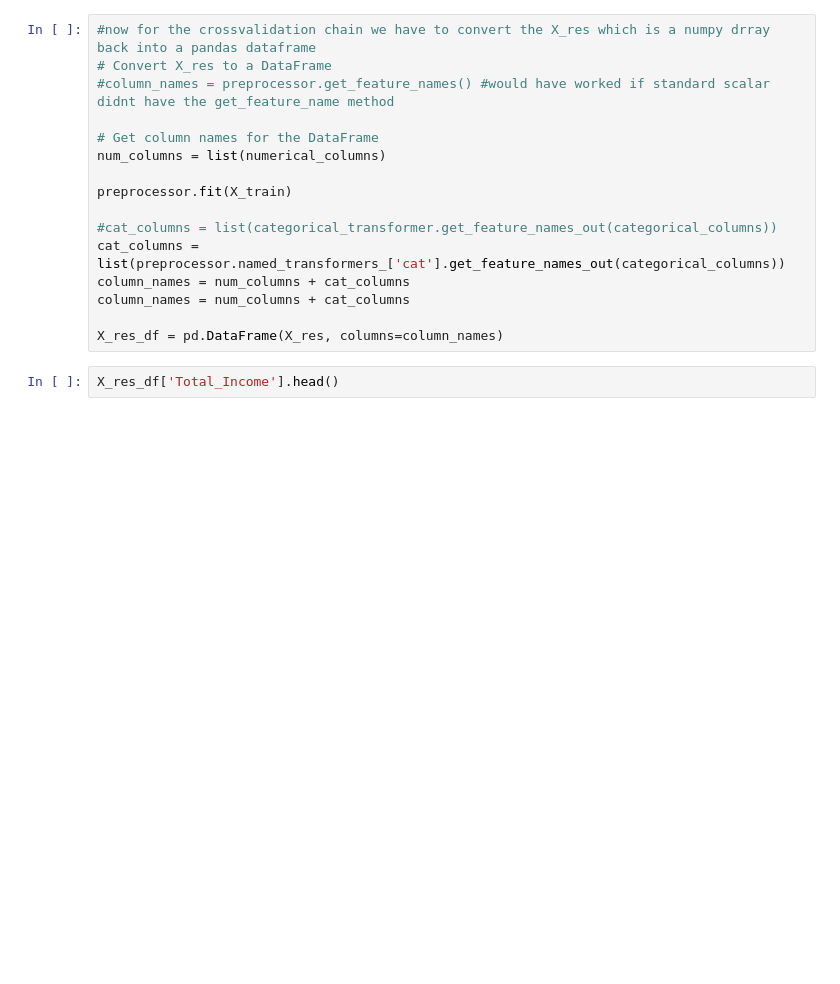
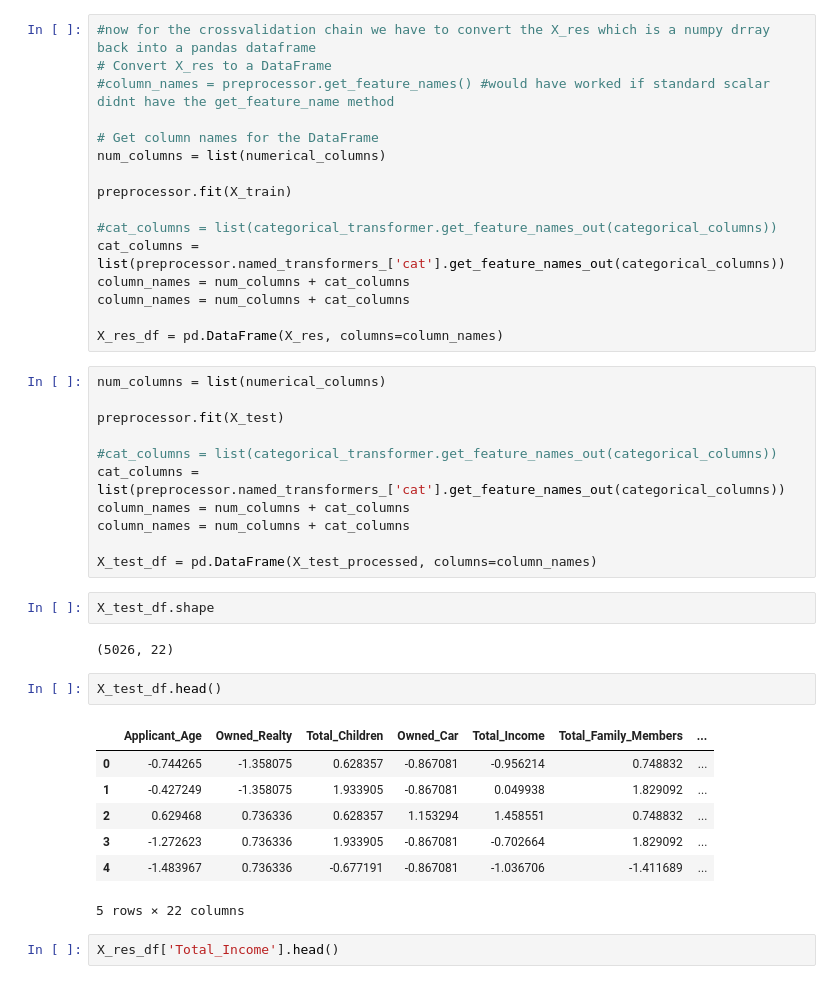
Before and after one commit to COGS118A/Group022-Wi23, a Jupyter notebook: classifier5.ipynb, the cells around one changed output. Cells and saved outputs as stored; diff of their text form; blank space fills up the shorter version.

```diff
--- a/classifier5.ipynb
+++ b/classifier5.ipynb
@@ -275,6 +302,31 @@ column_names = num_columns + cat_columns
 column_names = num_columns + cat_columns
 
 X_res_df = pd.DataFrame(X_res, columns=column_names)
+# %%
+num_columns = list(numerical_columns)
+
+preprocessor.fit(X_test)
+
+#cat_columns = list(categorical_transformer.get_feature_names_out(categorical_columns))
+cat_columns = list(preprocessor.named_transformers_['cat'].get_feature_names_out(categorical_columns))
+column_names = num_columns + cat_columns
+column_names = num_columns + cat_columns
+
+X_test_df = pd.DataFrame(X_test_processed, columns=column_names)
+# %%
+X_test_df.shape
+# %% [output]
+(5026, 22)
+# %%
+X_test_df.head()
+# %% [output]
+|  | Applicant_Age | Owned_Realty | Total_Children | Owned_Car | Total_Income | Total_Family_Members | ... |
+| 0 | -0.744265 | -1.358075 | 0.628357 | -0.867081 | -0.956214 | 0.748832 | ... |
+| 1 | -0.427249 | -1.358075 | 1.933905 | -0.867081 | 0.049938 | 1.829092 | ... |
+| 2 | 0.629468 | 0.736336 | 0.628357 | 1.153294 | 1.458551 | 0.748832 | ... |
+| 3 | -1.272623 | 0.736336 | 1.933905 | -0.867081 | -0.702664 | 1.829092 | ... |
+| 4 | -1.483967 | 0.736336 | -0.677191 | -0.867081 | -1.036706 | -1.411689 | ... |
+5 rows × 22 columns
 # %%
 X_res_df['Total_Income'].head()
 # %% [output]
```
Also changed, not shown: parts of 15 cells of this notebook, 1 other file.
